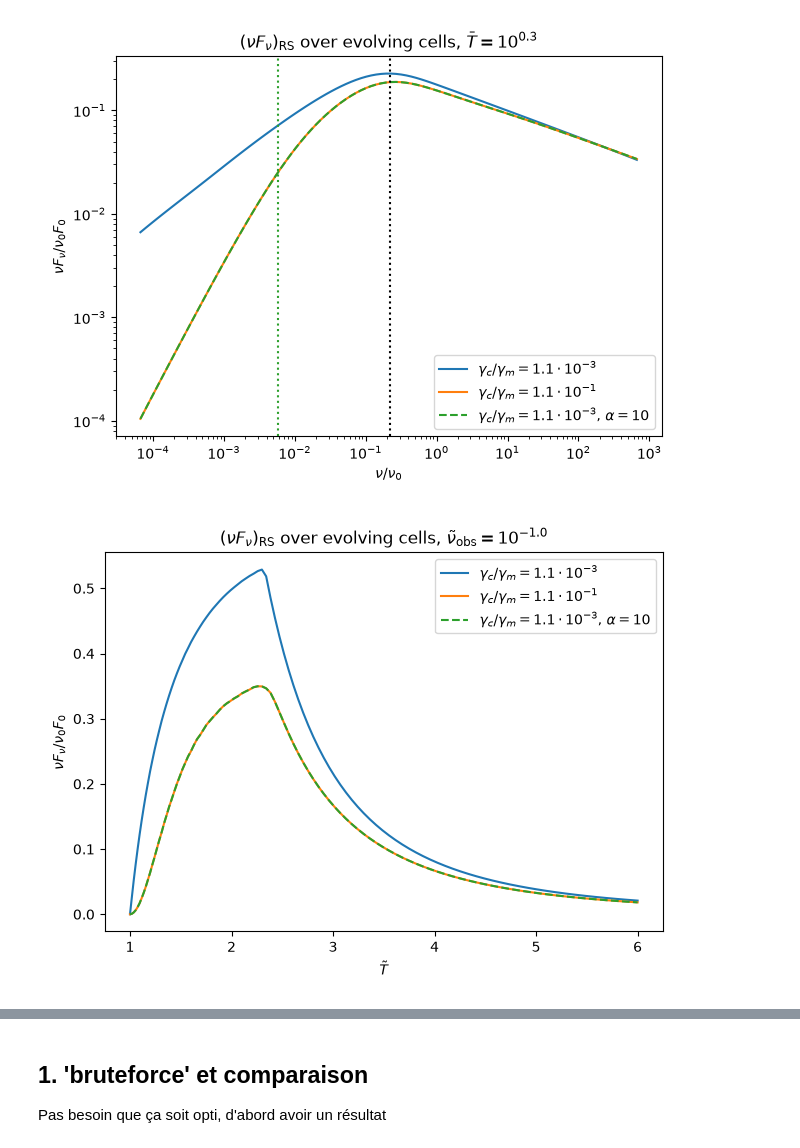
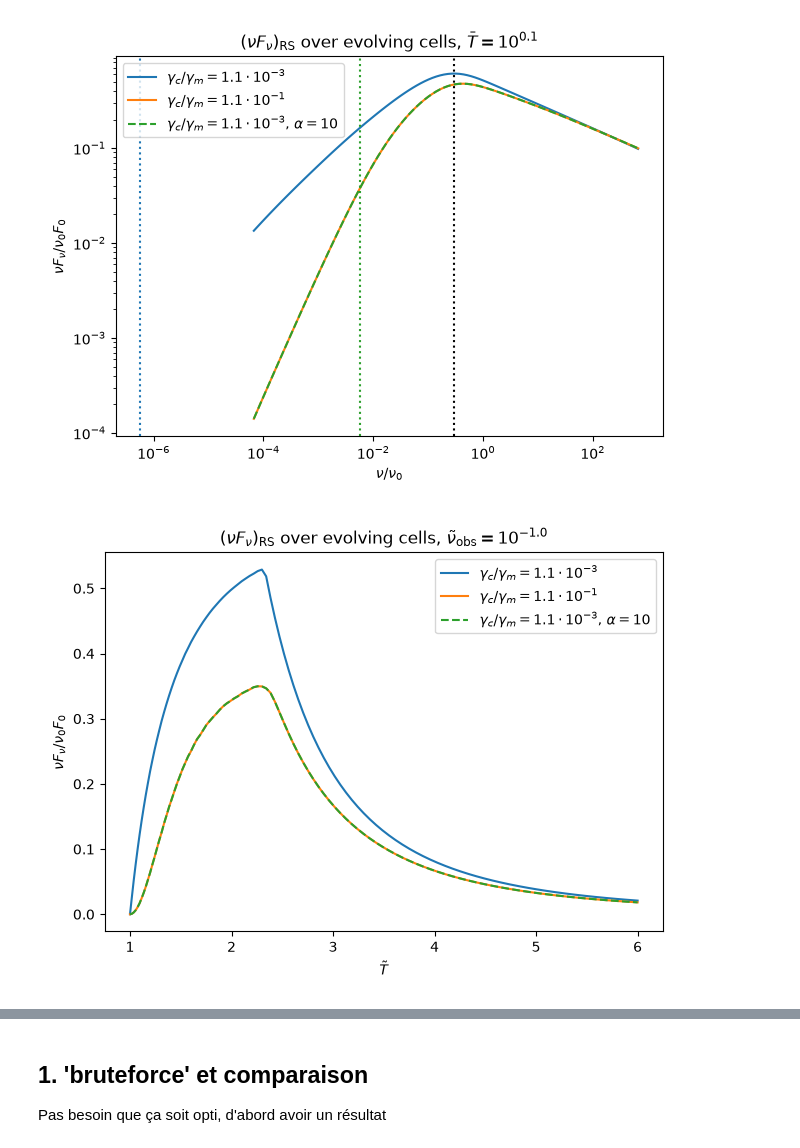
Before and after one commit to ACharletENSL/GAMMA_MWN, a Jupyter notebook: bin/Tools/project_v2/test_cooling.ipynb, the cells around one changed output, grey strips where cells are left out. Saved outputs shown, nothing was run; the diff lists cells and outputs as text; code cells hidden in the pictures.

```diff
--- a/bin/Tools/project_v2/test_cooling.ipynb
+++ b/bin/Tools/project_v2/test_cooling.ipynb
@@ -132,32 +226,32 @@ gma_m2, gma_c2, gma_M2 = get_shell_critlfacs(sh_data2, env2)
 nup_m2, nup_c2, nup_M2 = get_shell_critfreqs(sh_data2, env2, normed=True)
 # %%
 
-logT = 0.3
+logT = 0.1
 label1 = f'$\\gamma_c/\\gamma_m=${sci_notation(ratio1)}'
 label2 = f'$\\gamma_c/\\gamma_m=${sci_notation(ratio2)}'
 label3 = f'$\\gamma_c/\\gamma_m=${sci_notation(ratio1)}, $\\alpha=10$'
 fig, ax = plt.subplots()
 plt.title(f'$(\\nu F_\\nu)_{{\\rm RS}}$ over evolving cells, $\\bar{{T}}=10^{{{logT:.1f}}}$')
 plot_spectrum(logT, Tb1, nub1, nF1, ax_in=ax, label=label1)
 plot_spectrum(logT, Tb2, nub2, nF2, ax_in=ax, ls='-', label=label2)
 plot_spectrum(logT, Tb3, nub3, nF3, ax_in=ax, ls='--', label=label3)
-#ax.axvline(nup_c1, ls=':', c='C0')
+ax.axvline(nup_c1, ls=':', c='C0')
 ax.axvline(1/(1.5*(1+10**logT)), ls=':', c='k')
 ax.axvline(nup_c2, ls=':', c='C2')
 ax.set_xlabel(nu_label)
 ax.set_ylabel(nF_label)
 plt.legend()
 plt.tight_layout()
 lognu = -1
 fig, ax = plt.subplots()
 plt.title(f'$(\\nu F_\\nu)_{{\\rm RS}}$ over evolving cells, $\\tilde{{\\nu}}_{{\\rm obs}}=10^{{{lognu:.1f}}}$')
 plot_lightcurve(lognu, Tb1, nub1, nF1, ax_in=ax, label=label1)
 plot_lightcurve(lognu, Tb2, nub2, nF2, ax_in=ax, ls='-', label=label2)
 plot_lightcurve(lognu, Tb3, nub3, nF3, ax_in=ax, ls='--', label=label3)
 ax.set_xlabel(T_label)
 ax.set_ylabel(nF_label)
 plt.legend()
 plt.tight_layout()
 # %% [output]
-[figure, old version]
+[figure, new version]
 [figure]
```
Also changed, not shown: parts of 17 cells of this notebook, 43 other files.
